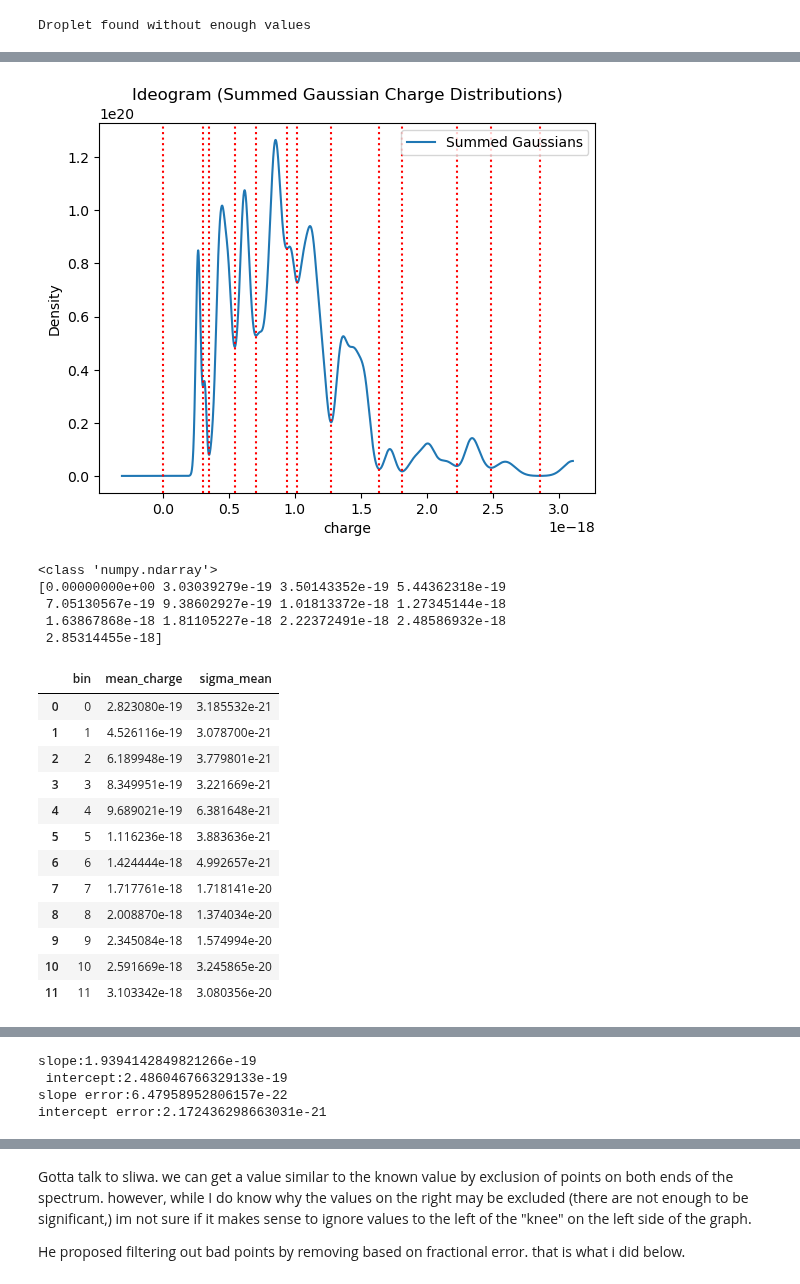
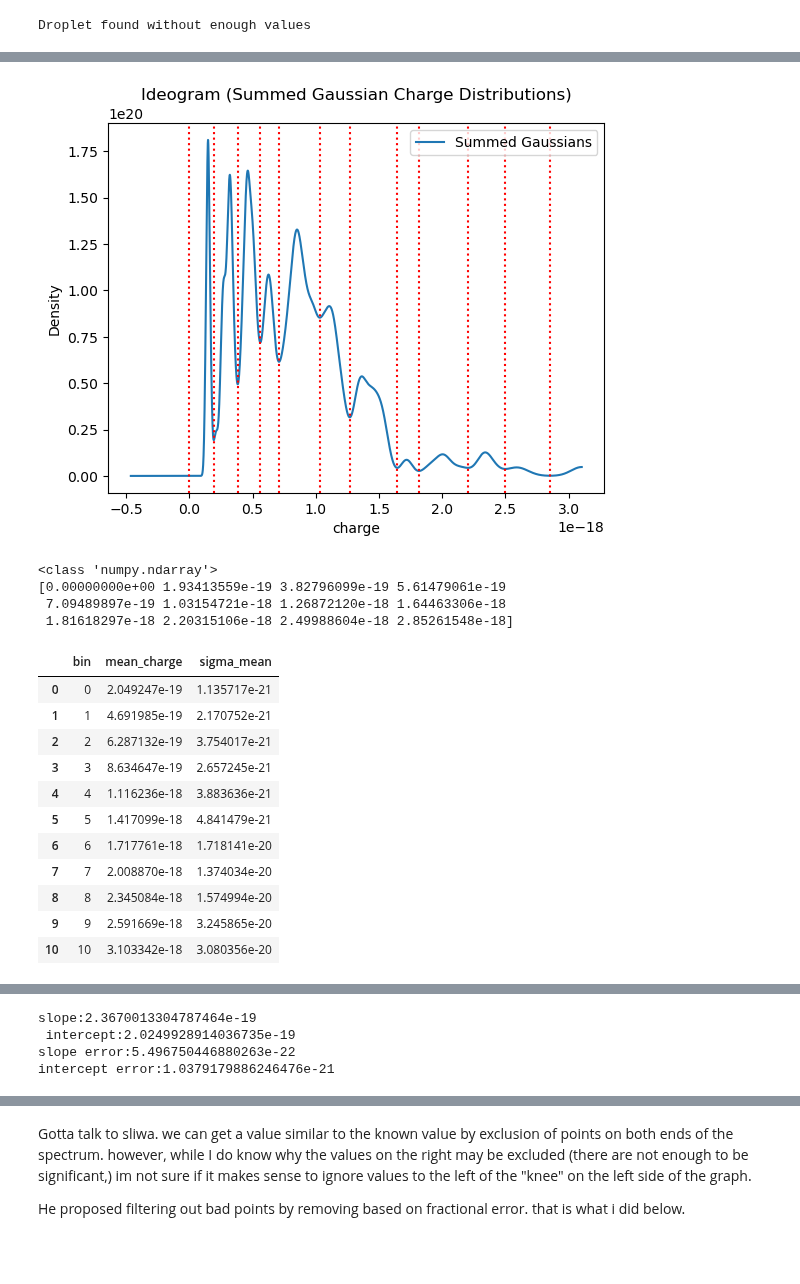
Before and after one commit to Steinburglar/advanced_exp, a Jupyter notebook: FAFO/Millikan.ipynb, the cells around one changed output, grey strips where cells are left out. Drawn from its saved outputs; the diff is of its cells as text; code cells hidden in the pictures; blank space fills up the shorter version.

Commit message:
modified millikan

```diff
--- a/FAFO/Millikan.ipynb
+++ b/FAFO/Millikan.ipynb
@@ -35,6 +20,7 @@ array([0.00000000e+00, 2.32273756e-20, 6.28229881e-20])
 # %%
 df = dl.load_class_charges("/home/lucas/repos/advanced_exp/Databases/combined_droplets_data-1.csv")
-#display(df)
+df1 = dl.load_class_charges("/home/lucas/repos/advanced_exp/Databases/combined_Millikan_dataset_2025.csv")
+df = pd.concat([df, df1], ignore_index=True)
 #df = df[df['sigma_q'] < 0.15*10**-19] #why is this here? why did siwa cut based on raw uncertainty, rather than fractional uncertainty?
 print(np.mean(df["Efield"]))
 print(np.mean(df["sigma_Efield"]))
@@ -80,36 +66,34 @@ plot_fractional_error(prune_class_q, prune_class_sigma_q, threshold=0.035)
 # %%
-min_x = ideogram(prune_class_q, 2.3*prune_class_sigma_q, mins=True)
+min_x = ideogram(prune_class_q, 2.7*prune_class_sigma_q, mins=True)
 print(type(min_x))
 print(min_x)
 remove_indices = [1]
 min_x = np.delete(min_x, remove_indices)
 binned_df = bin_charges(prune_class_q, prune_class_sigma_q, min_x)
 #display(binned_df)
 averages = weighted_average(binned_df)
 display(averages)
 slope, intercept, slope_error, intercept_error = linear_fit(averages,)
 plot_binned_data(averages, slope, intercept,)
 print("slope:" + str(slope))
 print(" intercept:" + str(intercept))
 print("slope error:" + str(slope_error))
 print("intercept error:" + str(intercept_error))
 # %% [output]
-[figure, old version]
+[figure, new version]
 <class 'numpy.ndarray'>
-[0.00000000e+00 3.03039279e-19 3.50143352e-19 5.44362318e-19
- 7.05130567e-19 9.38602927e-19 1.01813372e-18 1.27345144e-18
- 1.63867868e-18 1.81105227e-18 2.22372491e-18 2.48586932e-18
- 2.85314455e-18]
+[0.00000000e+00 1.93413559e-19 3.82796099e-19 5.61479061e-19
+ 7.09489897e-19 1.03154721e-18 1.26872120e-18 1.64463306e-18
+ 1.81618297e-18 2.20315106e-18 2.49988604e-18 2.85261548e-18]
 |  | bin | mean_charge | sigma_mean |
-| 0 | 0 | 2.823080e-19 | 3.185532e-21 |
-| 1 | 1 | 4.526116e-19 | 3.078700e-21 |
-| 2 | 2 | 6.189948e-19 | 3.779801e-21 |
-| 3 | 3 | 8.349951e-19 | 3.221669e-21 |
-| 4 | 4 | 9.689021e-19 | 6.381648e-21 |
-| 5 | 5 | 1.116236e-18 | 3.883636e-21 |
-| 6 | 6 | 1.424444e-18 | 4.992657e-21 |
-| 7 | 7 | 1.717761e-18 | 1.718141e-20 |
-| 8 | 8 | 2.008870e-18 | 1.374034e-20 |
-| 9 | 9 | 2.345084e-18 | 1.574994e-20 |
-| 10 | 10 | 2.591669e-18 | 3.245865e-20 |
-| 11 | 11 | 3.103342e-18 | 3.080356e-20 |
+| 0 | 0 | 2.049247e-19 | 1.135717e-21 |
+| 1 | 1 | 4.691985e-19 | 2.170752e-21 |
+| 2 | 2 | 6.287132e-19 | 3.754017e-21 |
+| 3 | 3 | 8.634647e-19 | 2.657245e-21 |
+| 4 | 4 | 1.116236e-18 | 3.883636e-21 |
+| 5 | 5 | 1.417099e-18 | 4.841479e-21 |
+| 6 | 6 | 1.717761e-18 | 1.718141e-20 |
+| 7 | 7 | 2.008870e-18 | 1.374034e-20 |
+| 8 | 8 | 2.345084e-18 | 1.574994e-20 |
+| 9 | 9 | 2.591669e-18 | 3.245865e-20 |
+| 10 | 10 | 3.103342e-18 | 3.080356e-20 |
@@ -117,7 +101,7 @@ print("intercept error:" + str(intercept_error))
-slope:1.9394142849821266e-19
- intercept:2.486046766329133e-19
-slope error:6.47958952806157e-22
-intercept error:2.172436298663031e-21
+slope:2.3670013304787464e-19
+ intercept:2.0249928914036735e-19
+slope error:5.496750446880263e-22
+intercept error:1.0379179886246476e-21
 # %%
 total_q = np.concatenate((q, class_q))
 total_sigma_q = np.concatenate((sigma_q, class_sigma_q))
```
Also changed, not shown: parts of 10 cells of this notebook, 8 other files.
